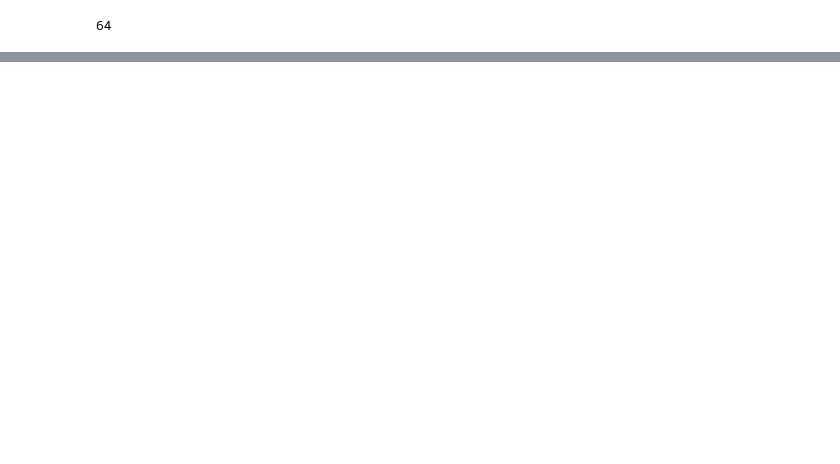
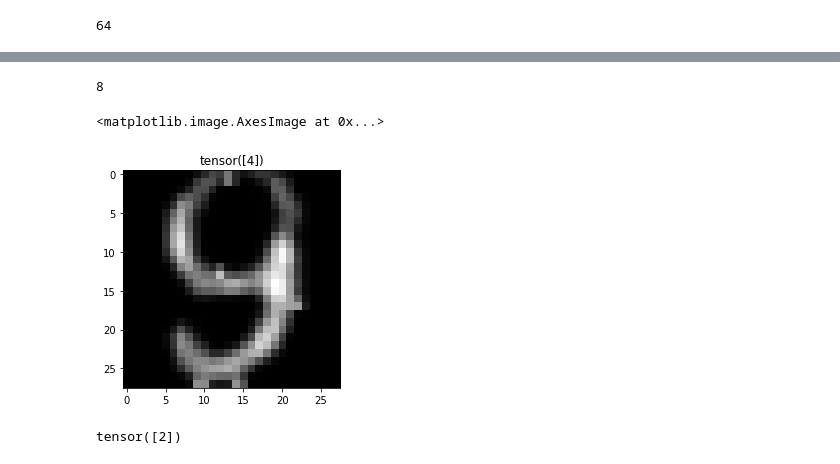
Before and after one commit to ashwiniyer176/Computer-Vision, a Jupyter notebook: Handwritten Digit Classification/MNIST.ipynb, the cells around one changed output, grey strips where cells are left out. Saved outputs shown, nothing was run; the diff lists cells and outputs as text; code cells hidden in the pictures; blank space fills up the shorter version.

```diff
--- a/Handwritten Digit Classification/MNIST.ipynb
+++ b/Handwritten Digit Classification/MNIST.ipynb
@@ -167,0 +204,17 @@ Accuracy of the network on the 10000 test images: 97 %
+# %%
+correct = 0
+total = 0
+wrong_images=[]
+with torch.no_grad():
+    for data in testLoader:
+        images, labels = data
+        outputs = model(images)
+        _, predicted = torch.max(outputs.data, 1)
+        print(predicted,labels)
+        if predicted != labels:
+            wrong_images.append([images,predicted])
+        total += labels.size(0)
+        correct += (predicted == labels).sum().item()
+
+print('Accuracy of the network on the 10000 test images: %d %%' % (
+    100 * correct / total))
@@ -167,0 +236,15 @@ Accuracy of the network on the 10000 test images: 97 %
+# %%
+len(wrong_images)
+# %% [output]
+8
+# %%
+image=7
+plt.title(wrong_images[image][1])
+plt.imshow(torch.squeeze(wrong_images[image][0]),cmap="gray")
+# %% [output]
+<matplotlib.image.AxesImage at 0x...>
+[figure, added]
+# %%
+print(wrong_images[0][1])
+# %% [output]
+tensor([2])
```
Also changed, not shown: parts of 16 cells of this notebook, 12 other files.
